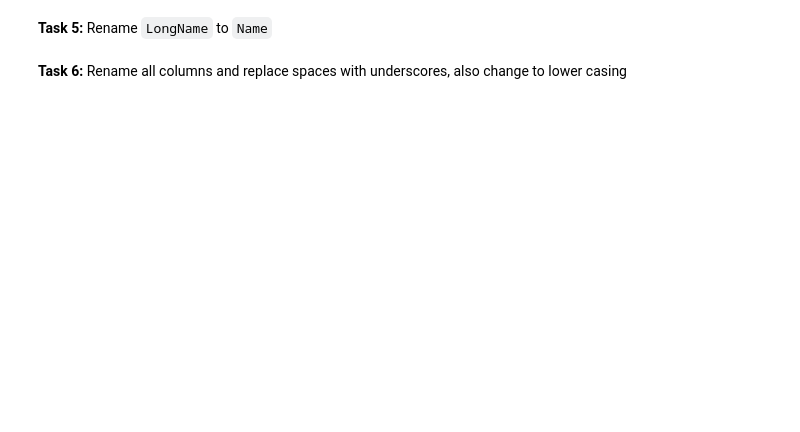
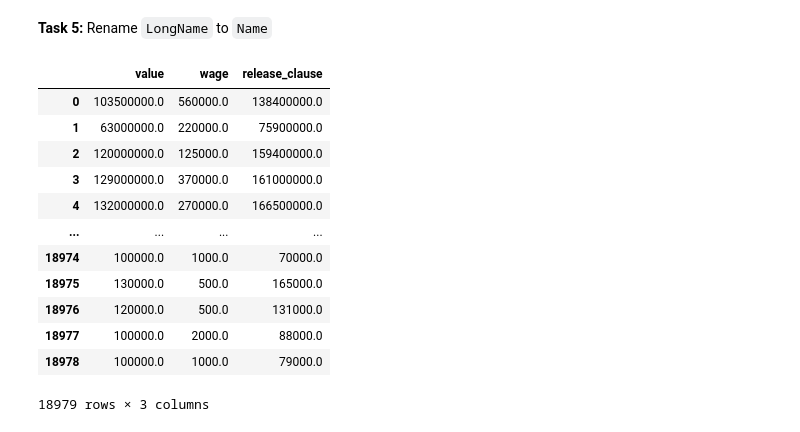
Before and after one commit to Ukomah/Data-Cleaning-and-Wrangling-Projects, a Jupyter notebook: 2021_FIFA_project/notebook/2021_fifa_nb.ipynb, the cells around one changed output. Cells and saved outputs as stored; diff of their text form; code cells hidden in the pictures; blank space fills up the shorter version.

Commit message:
cleaning in progress ...

```diff
--- a/2021_FIFA_project/notebook/2021_fifa_nb.ipynb
+++ b/2021_FIFA_project/notebook/2021_fifa_nb.ipynb
@@ -62,6 +67,4 @@ df.drop(columns=["Loan Date End", "Hits", "Name"], inplace=True)
 **Task 5:** Rename `LongName` to `Name`
 # %%
 # rename `LongName` to `Name`
-df.rename(columns={"LongName": "Name"}, inplace=True)
+df.rename(columns={"longname": "name"}, inplace=True)
-# %% [markdown]
-**Task 6:** Rename all columns and replace spaces with underscores, also change to lower casing
@@ -71,3 +71,38 @@ df.columns = df.columns.str.replace(" ", "_").str.lower()
+# %%
+df["club"] = df["club"].str.replace("\n", "", regex=True)
+# %%
+# Function to clean and convert currency values
+def convert_currency(value):
+    """Convert FIFA currency strings (e.g., '€110M', '€500K') to numeric values."""
+
+    if isinstance(value, str):  # Check if value is a string
+        value = value.replace("€", "")  # Remove the euro sign
+        if "M" in value:
+            value = value.replace("M", "")  # Remove "M"
+            return float(value) * 1_000_000  # Convert to millions
+        elif "K" in value:
+            value = value.replace("K", "")  # Remove "K"
+            return float(value) * 1_000  # Convert to thousands
+        return float(value)  # Convert plain numbers to float
+    return value  # Return unchanged if already a number
+# %%
+df[["value", "wage", "release_clause"]] = df[["value", "wage", "release_clause"]].map(convert_currency)
+# %%
+df[["value", "wage", "release_clause"]]
+# %% [output]
+|  | value | wage | release_clause |
+| 0 | 103500000.0 | 560000.0 | 138400000.0 |
+| 1 | 63000000.0 | 220000.0 | 75900000.0 |
+| 2 | 120000000.0 | 125000.0 | 159400000.0 |
+| 3 | 129000000.0 | 370000.0 | 161000000.0 |
+| 4 | 132000000.0 | 270000.0 | 166500000.0 |
+| ... | ... | ... | ... |
+| 18974 | 100000.0 | 1000.0 | 70000.0 |
+| 18975 | 130000.0 | 500.0 | 165000.0 |
+| 18976 | 120000.0 | 500.0 | 131000.0 |
+| 18977 | 100000.0 | 2000.0 | 88000.0 |
+| 18978 | 100000.0 | 1000.0 | 79000.0 |
+18979 rows × 3 columns
 # %%
 df.info()
 # %% [output]
```
Also changed, not shown: parts of 8 cells of this notebook.
